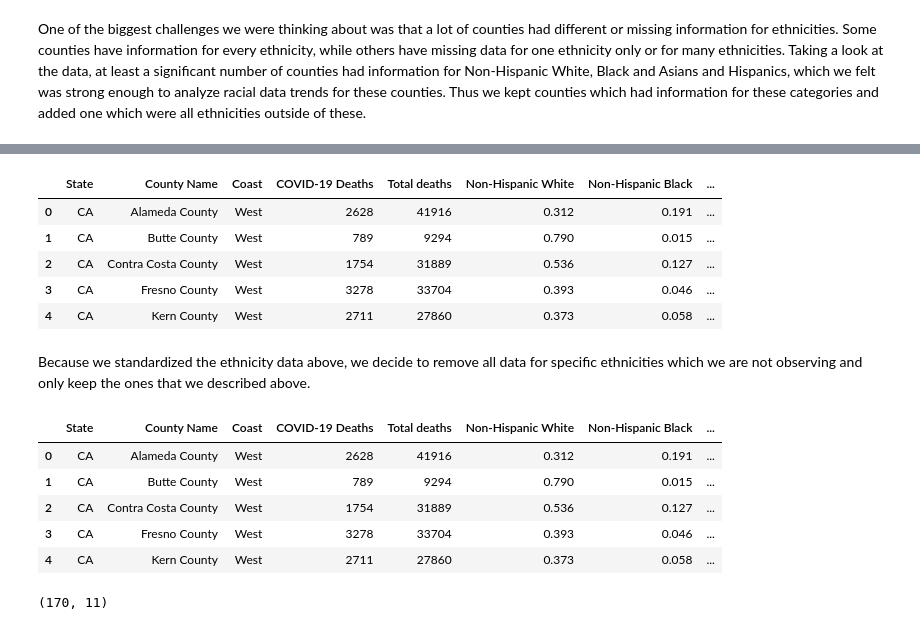
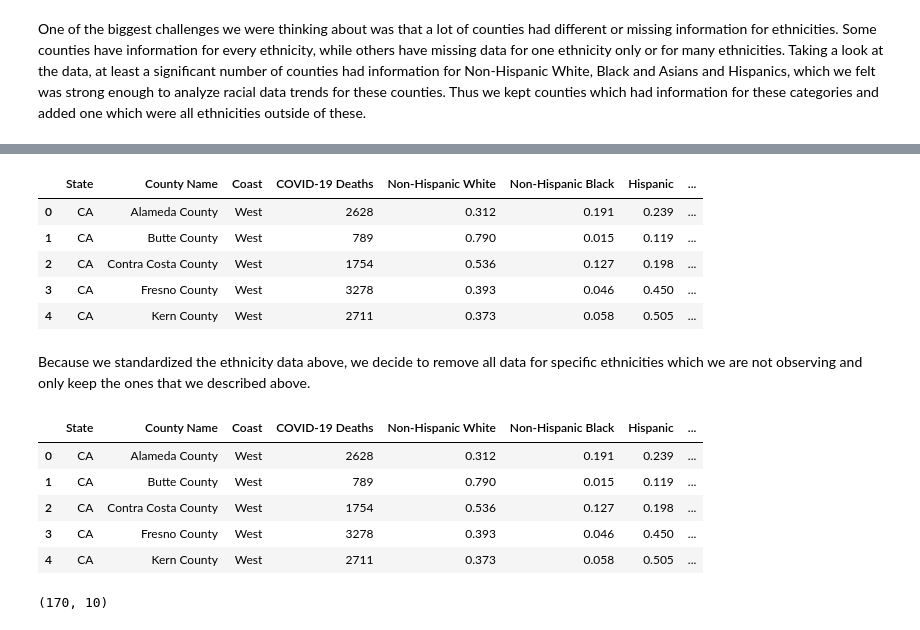
Before and after one commit to kshtwr/COVID-Mortality-Rate-in-Diverse-Cities, a Jupyter notebook: DataCheckpoint_Group116_WI24.ipynb, the cells around one changed output, grey strips where cells are left out. Saved outputs shown, nothing was run; the diff lists cells and outputs as text; code cells hidden in the pictures.

Commit message:
remove total deaths

```diff
--- a/DataCheckpoint_Group116_WI24.ipynb
+++ b/DataCheckpoint_Group116_WI24.ipynb
@@ -74,29 +74,29 @@ df.head()
 # %%
 #Drop unnecessary columns, Remember Data is from 01/01/2020 to 09/23/2023
-df = df.drop(['Data as of', 'Start Date', 'End Date', 'Urban Rural Code', 'FIPS State', 'FIPS Code','FIPS County', 'Indicator'], axis=1)
+df = df.drop(['Data as of', 'Total deaths', 'Start Date', 'End Date', 'Urban Rural Code', 'FIPS State', 'FIPS Code','FIPS County', 'Indicator'], axis=1)
 # %%
-df = df[["State","County Name", "Coast","COVID-19 Deaths", "Total deaths","Non-Hispanic White","Non-Hispanic Black", "Hispanic", "Non-Hispanic Asian", "Non-White, Non-Black, Non-Hispanic, Non-Asian", "Non-Hispanic American Indian or Alaska Native","Non-Hispanic Native Hawaiian or Other Pacific Islander","Other","Urban Rural Description","Footnote"]]
+df = df[["State","County Name", "Coast","COVID-19 Deaths","Non-Hispanic White","Non-Hispanic Black", "Hispanic", "Non-Hispanic Asian", "Non-White, Non-Black, Non-Hispanic, Non-Asian", "Non-Hispanic American Indian or Alaska Native","Non-Hispanic Native Hawaiian or Other Pacific Islander","Other","Urban Rural Description","Footnote"]]
 df.head()
 # %% [output]
-|  | State | County Name | Coast | COVID-19 Deaths | Total deaths | Non-Hispanic White | Non-Hispanic Black | ... |
-| 0 | CA | Alameda County | West | 2628 | 41916 | 0.312 | 0.191 | ... |
-| 1 | CA | Butte County | West | 789 | 9294 | 0.790 | 0.015 | ... |
-| 2 | CA | Contra Costa County | West | 1754 | 31889 | 0.536 | 0.127 | ... |
-| 3 | CA | Fresno County | West | 3278 | 33704 | 0.393 | 0.046 | ... |
-| 4 | CA | Kern County | West | 2711 | 27860 | 0.373 | 0.058 | ... |
+|  | State | County Name | Coast | COVID-19 Deaths | Non-Hispanic White | Non-Hispanic Black | Hispanic | ... |
+| 0 | CA | Alameda County | West | 2628 | 0.312 | 0.191 | 0.239 | ... |
+| 1 | CA | Butte County | West | 789 | 0.790 | 0.015 | 0.119 | ... |
+| 2 | CA | Contra Costa County | West | 1754 | 0.536 | 0.127 | 0.198 | ... |
+| 3 | CA | Fresno County | West | 3278 | 0.393 | 0.046 | 0.450 | ... |
+| 4 | CA | Kern County | West | 2711 | 0.373 | 0.058 | 0.505 | ... |
 # %% [markdown]
 Because we standardized the ethnicity data above, we decide to remove all data for specific ethnicities which we are not observing and only keep the ones that we described above.
 # %%
 df = df.drop(['Non-Hispanic American Indian or Alaska Native','Non-Hispanic Native Hawaiian or Other Pacific Islander', 'Other', 'Footnote'], axis=1)
 df.head()
 # %% [output]
-|  | State | County Name | Coast | COVID-19 Deaths | Total deaths | Non-Hispanic White | Non-Hispanic Black | ... |
-| 0 | CA | Alameda County | West | 2628 | 41916 | 0.312 | 0.191 | ... |
-| 1 | CA | Butte County | West | 789 | 9294 | 0.790 | 0.015 | ... |
-| 2 | CA | Contra Costa County | West | 1754 | 31889 | 0.536 | 0.127 | ... |
-| 3 | CA | Fresno County | West | 3278 | 33704 | 0.393 | 0.046 | ... |
-| 4 | CA | Kern County | West | 2711 | 27860 | 0.373 | 0.058 | ... |
+|  | State | County Name | Coast | COVID-19 Deaths | Non-Hispanic White | Non-Hispanic Black | Hispanic | ... |
+| 0 | CA | Alameda County | West | 2628 | 0.312 | 0.191 | 0.239 | ... |
+| 1 | CA | Butte County | West | 789 | 0.790 | 0.015 | 0.119 | ... |
+| 2 | CA | Contra Costa County | West | 1754 | 0.536 | 0.127 | 0.198 | ... |
+| 3 | CA | Fresno County | West | 3278 | 0.393 | 0.046 | 0.450 | ... |
+| 4 | CA | Kern County | West | 2711 | 0.373 | 0.058 | 0.505 | ... |
 # %%
 df.shape
 # %% [output]
-(170, 11)
+(170, 10)
```
Also changed, not shown: parts of 1 cell of this notebook.
